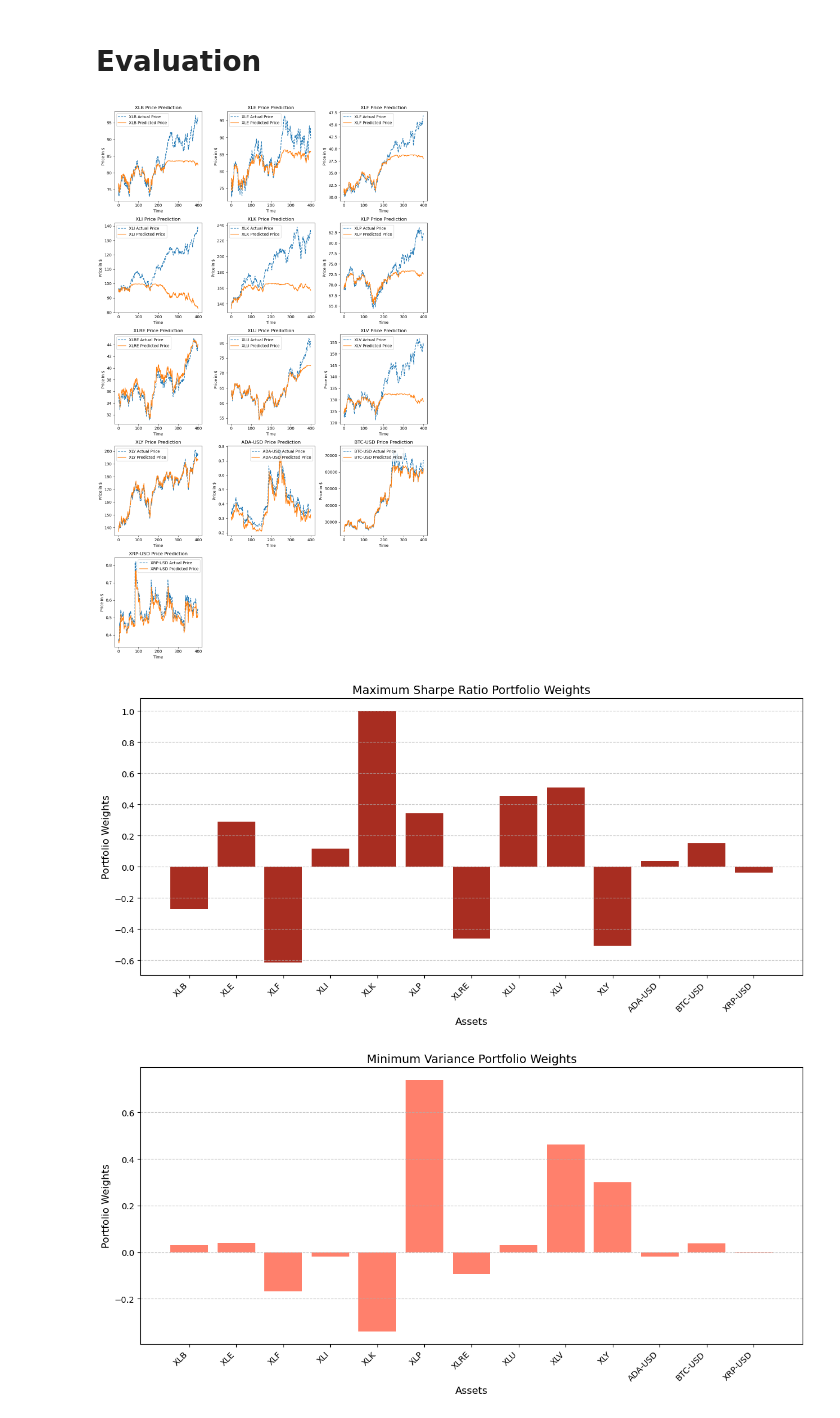
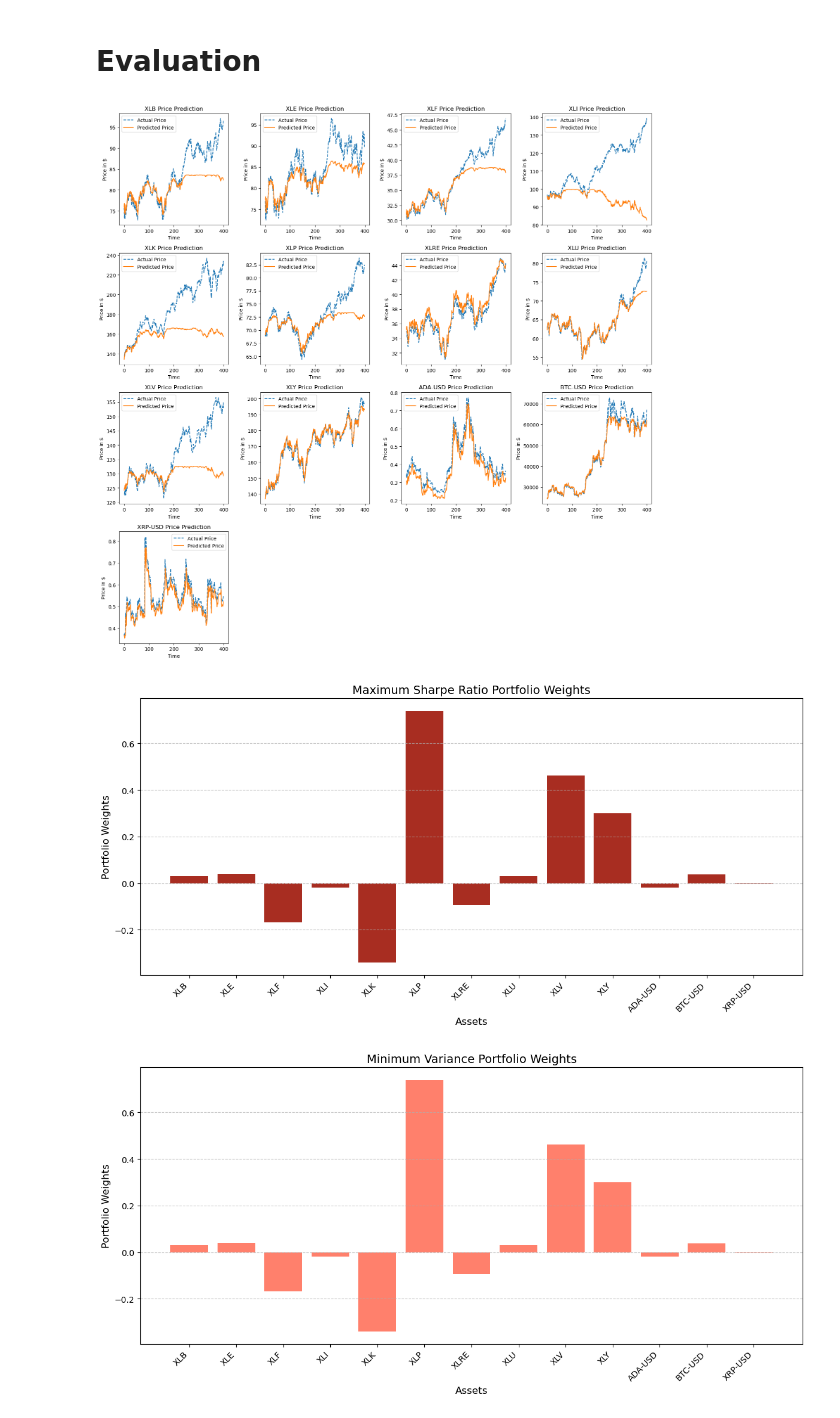
Before and after one commit to njh18/qf634-quant-research-methods, a Jupyter notebook: main.ipynb, the cells around one changed output. Cells and saved outputs as stored; diff of their text form; code cells hidden in the pictures.

Commit message:
clean up and save results trained by models into csvsoto get consistent results

```diff
--- a/main.ipynb
+++ b/main.ipynb
@@ -87,3 +114,16 @@ weights_lstm.append(lstm_weights)
+# %%
+## RELOAD ALL VARIABLES TO BE USED
+holding_period_returns = env.get_state(
+    end= 1700,
+    lookback = 400
+)
+
+
+actual_prices = pd.read_csv("actual_prices_lstm.csv")
+predicted_prices = pd.read_csv("predicted_prices_lstm.csv")
+rmse_score = pd.read_csv("rsme_score_lstm.csv", index_col=0)
+weights_df = pd.read_csv("final_weight_results.csv", index_col=0)
+returns_df = pd.read_csv("final_returns_all_models.csv", index_col=0)
 # %%
 asset_list = env.prices.columns.to_list()
 
@@ -109,25 +169,25 @@ plt.show()
 # Evaluation
 # %%
 num_stocks = len(asset_list)
-num_cols = 3
+num_cols = 4
 num_rows = math.ceil(num_stocks / num_cols)
 
 # Create subplots with the calculated rows and columns
-fig, axes = plt.subplots(num_rows, num_cols, figsize=(12, num_rows * 4))
+fig, axes = plt.subplots(num_rows, num_cols, figsize=(16, num_rows * 4))
 axes = axes.flatten()
 for i, stock in enumerate(asset_list):
     ax = axes[i]  # Get the current subplot
-    ax.plot(actual_prices[stock], label=f"{stock} Actual Price", linestyle='--')
-    ax.plot(predicted_prices[stock], label=f"{stock} Predicted Price", linestyle='-')
+    ax.plot(actual_prices[stock], label=f"Actual Price", linestyle='--')
+    ax.plot(predicted_prices[stock], label=f"Predicted Price", linestyle='-')
     ax.set_title(f"{stock} Price Prediction")
     ax.set_xlabel('Time')
     ax.set_ylabel('Price in $')
     ax.legend()
 
 for j in range(len(axes)):
     if j >= num_stocks:
         axes[j].axis('off')
 
 plt.tight_layout()
 # %% [output]
-[figure, old version]
+[figure, new version]
@@ -136,7 +194,7 @@ rmse_score.to_csv("final_rmse_score.csv")
 # %%
 max_sharpe_ratio_color = '#a82d21'
 plt.figure(figsize=(12, 6))
-plt.bar(asset_list, weights_maxsharpe[0], color=max_sharpe_ratio_color)
+plt.bar(asset_list, weights_df["Max Sharpe"], color=max_sharpe_ratio_color)
 
 # Add labels and title
 plt.xlabel("Assets", fontsize=12)
@@ -147,7 +205,7 @@ plt.grid(axis='y', linestyle='--', alpha=0.7)
 plt.tight_layout()
 plt.show()
 # %% [output]
-[figure, old version]
+[figure, new version]
 # %%
 min_var_color = '#ff806c'
 plt.figure(figsize=(12, 6))
```
Also changed, not shown: parts of 18 cells of this notebook, 24 other files.
